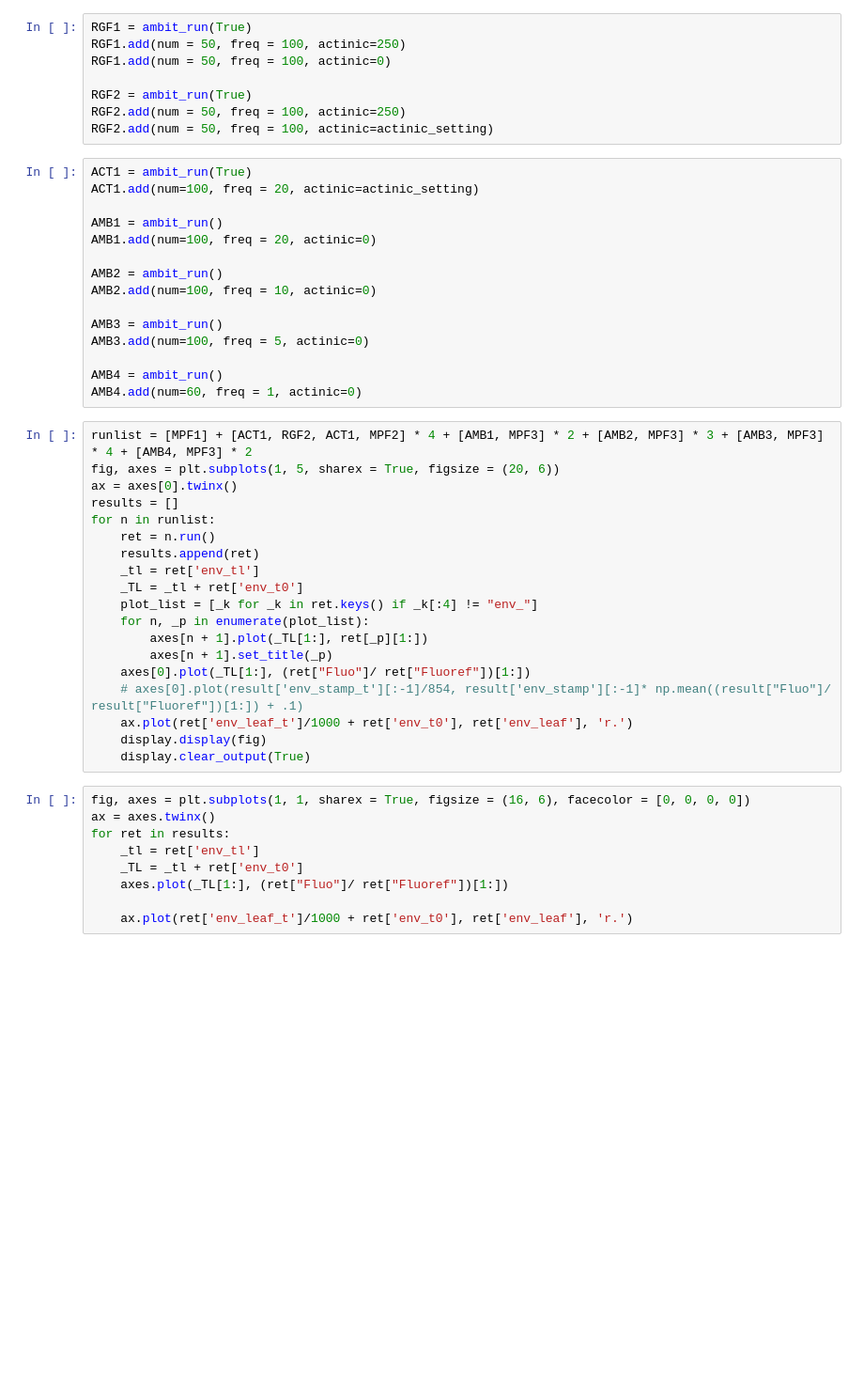
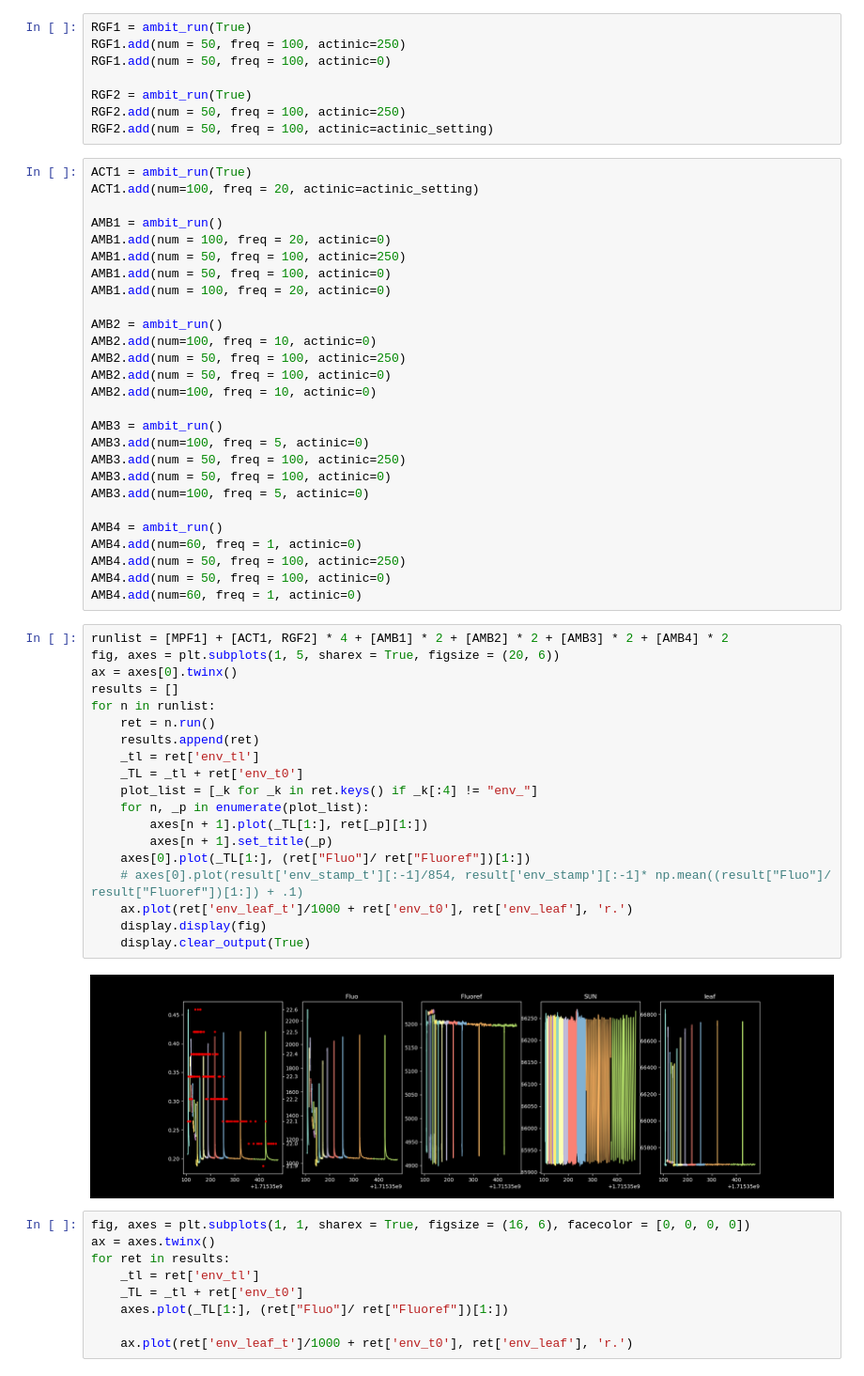
Before and after one commit to Jan-IngenHousz-Institute/ambit, a Jupyter notebook: traces_loads_qProtocols.ipynb, the cells around one changed output. Shown at 94% size. Saved outputs shown, nothing was run; the diff lists cells and outputs as text; blank space fills up the shorter version.

```diff
--- a/traces_loads_qProtocols.ipynb
+++ b/traces_loads_qProtocols.ipynb
@@ -169,35 +171,49 @@ ACT1 = ambit_run(True)
 ACT1.add(num=100, freq = 20, actinic=actinic_setting)
 
 AMB1 = ambit_run()
-AMB1.add(num=100, freq = 20, actinic=0)
+AMB1.add(num = 100, freq = 20, actinic=0)
+AMB1.add(num = 50, freq = 100, actinic=250)
+AMB1.add(num = 50, freq = 100, actinic=0)
+AMB1.add(num = 100, freq = 20, actinic=0)
 
 AMB2 = ambit_run()
+AMB2.add(num=100, freq = 10, actinic=0)
+AMB2.add(num = 50, freq = 100, actinic=250)
+AMB2.add(num = 50, freq = 100, actinic=0)
 AMB2.add(num=100, freq = 10, actinic=0)
 
 AMB3 = ambit_run()
 AMB3.add(num=100, freq = 5, actinic=0)
+AMB3.add(num = 50, freq = 100, actinic=250)
+AMB3.add(num = 50, freq = 100, actinic=0)
+AMB3.add(num=100, freq = 5, actinic=0)
 
 AMB4 = ambit_run()
 AMB4.add(num=60, freq = 1, actinic=0)
+AMB4.add(num = 50, freq = 100, actinic=250)
+AMB4.add(num = 50, freq = 100, actinic=0)
+AMB4.add(num=60, freq = 1, actinic=0)
 # %%
-runlist = [MPF1] + [ACT1, RGF2, ACT1, MPF2] * 4 + [AMB1, MPF3] * 2 + [AMB2, MPF3] * 3 + [AMB3, MPF3] * 4 + [AMB4, MPF3] * 2
+runlist = [MPF1] + [ACT1, RGF2] * 4 + [AMB1] * 2 + [AMB2] * 2 + [AMB3] * 2 + [AMB4] * 2
 fig, axes = plt.subplots(1, 5, sharex = True, figsize = (20, 6))
 ax = axes[0].twinx()
 results = []
 for n in runlist:
     ret = n.run()
     results.append(ret)
     _tl = ret['env_tl']
     _TL = _tl + ret['env_t0']
     plot_list = [_k for _k in ret.keys() if _k[:4] != "env_"]
     for n, _p in enumerate(plot_list):
         axes[n + 1].plot(_TL[1:], ret[_p][1:])
         axes[n + 1].set_title(_p)
     axes[0].plot(_TL[1:], (ret["Fluo"]/ ret["Fluoref"])[1:])
     # axes[0].plot(result['env_stamp_t'][:-1]/854, result['env_stamp'][:-1]* np.mean((result["Fluo"]/ result["Fluoref"])[1:]) + .1)
     ax.plot(ret['env_leaf_t']/1000 + ret['env_t0'], ret['env_leaf'], 'r.')
     display.display(fig)
     display.clear_output(True)
+# %% [output]
+[figure, added]
 # %%
 fig, axes = plt.subplots(1, 1, sharex = True, figsize = (16, 6), facecolor = [0, 0, 0, 0])
 ax = axes.twinx()
```
Also changed, not shown: parts of 1 cell of this notebook, 3 other files.
